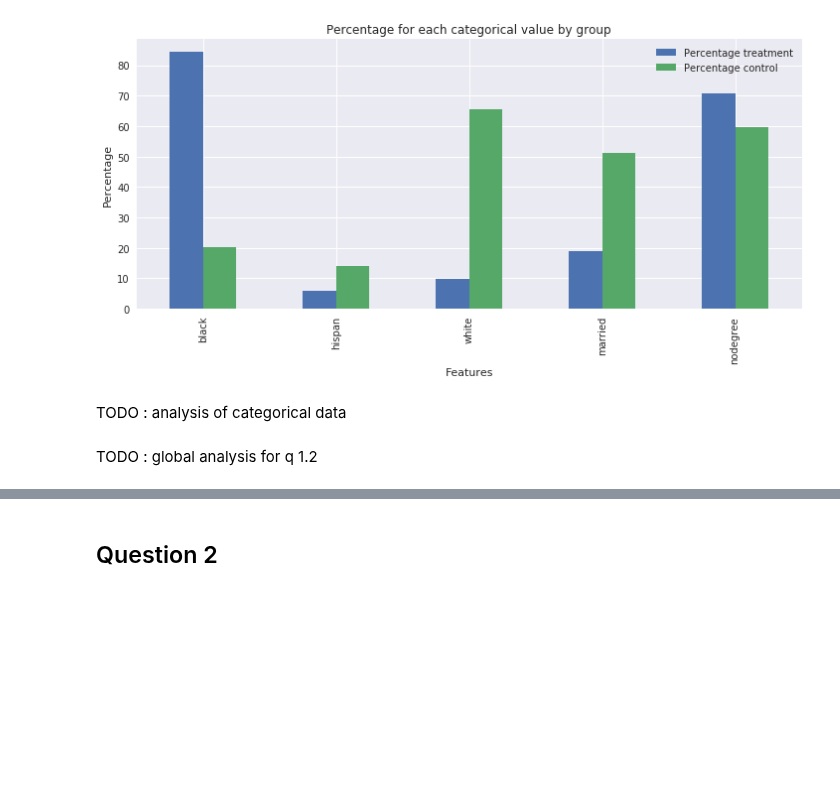
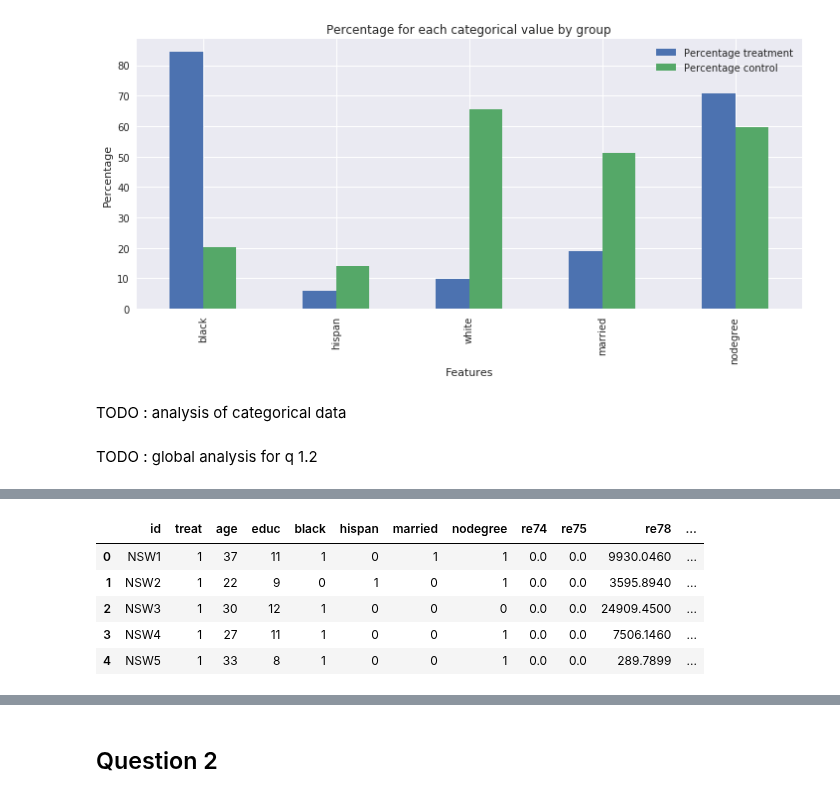
Before and after one commit to ImLemni/ada-epfl, a Jupyter notebook: 04-Applied_ML/Homework_4.ipynb, the cells around one changed output, grey strips where cells are left out. Saved outputs shown, nothing was run; the diff lists cells and outputs as text; code cells hidden in the pictures; blank space fills up the shorter version.

```diff
--- a/04-Applied_ML/Homework_4.ipynb
+++ b/04-Applied_ML/Homework_4.ipynb
@@ -371,0 +396,15 @@ TODO : global analysis for q 1.2
+# %%
+# Let's see our results
+prop_scores = logistic.predict_proba(df_prope[feature_cols])
+#This array contains the prediction for each data, let's add these data to our dataframe
+# TODO : check and explain whi 0 is control and 1 is treatment
+df_prope['Proba treatment'] = np.asarray(prop_scores).T[1]
+df_prope['Proba control'] = np.asarray(prop_scores).T[0]
+df_prope.head(5)
+# %% [output]
+|  | id | treat | age | educ | black | hispan | married | nodegree | re74 | re75 | re78 | ... |
+| 0 | NSW1 | 1 | 37 | 11 | 1 | 0 | 1 | 1 | 0.0 | 0.0 | 9930.0460 | ... |
+| 1 | NSW2 | 1 | 22 | 9 | 0 | 1 | 0 | 1 | 0.0 | 0.0 | 3595.8940 | ... |
+| 2 | NSW3 | 1 | 30 | 12 | 1 | 0 | 0 | 0 | 0.0 | 0.0 | 24909.4500 | ... |
+| 3 | NSW4 | 1 | 27 | 11 | 1 | 0 | 0 | 1 | 0.0 | 0.0 | 7506.1460 | ... |
+| 4 | NSW5 | 1 | 33 | 8 | 1 | 0 | 0 | 1 | 0.0 | 0.0 | 289.7899 | ... |
```
Also changed, not shown: parts of 11 cells of this notebook.
